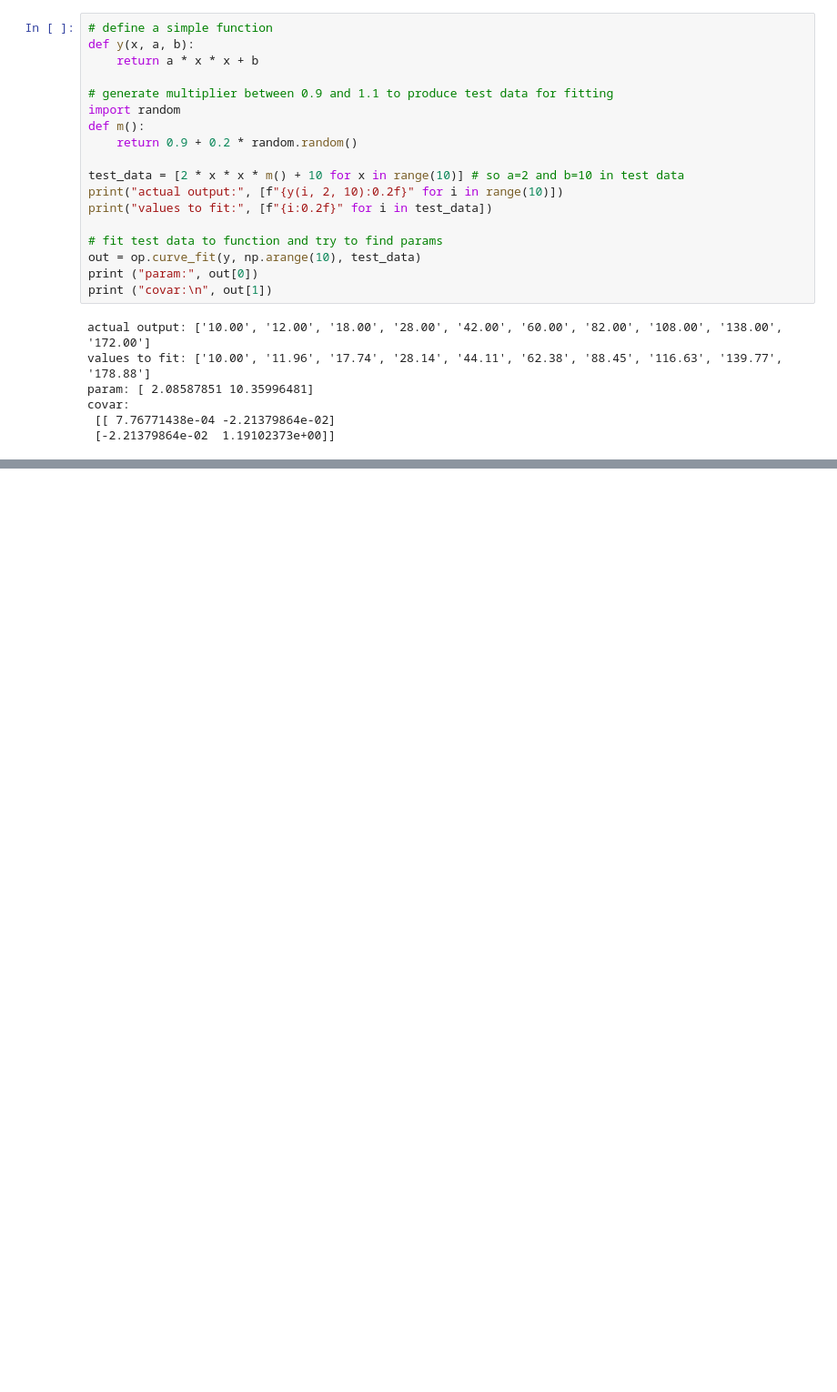
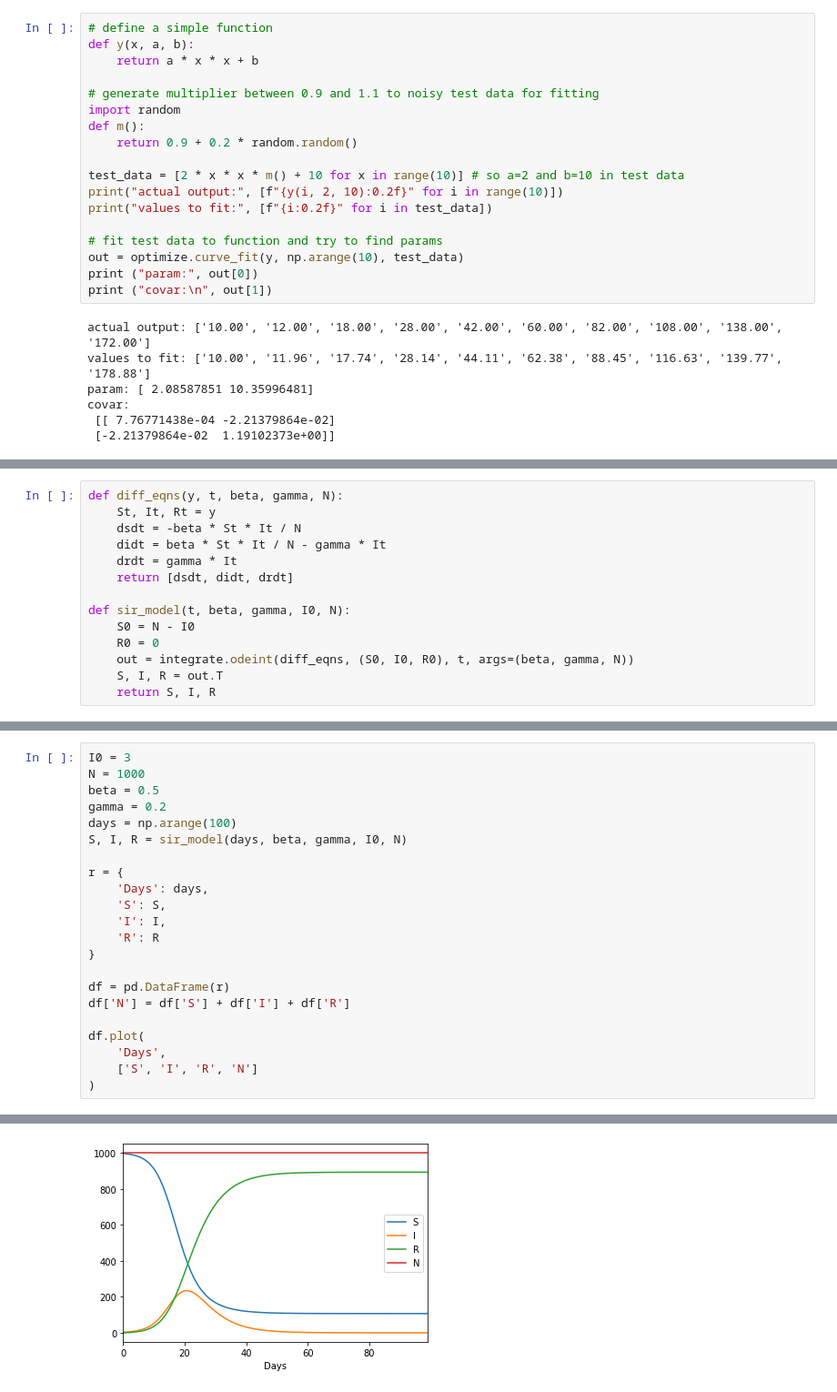
Before and after one commit to VICS-CORE/stats, a Jupyter notebook: 07_Learning_SEIR.ipynb, the cells around one changed output, grey strips where cells are left out. Shown at 91% size. Saved outputs shown, nothing was run; the diff lists cells and outputs as text; blank space fills up the shorter version.

```diff
--- a/07_Learning_SEIR.ipynb
+++ b/07_Learning_SEIR.ipynb
@@ -83,7 +96,7 @@ ax.tick_params(labeltop=False, labelright=True)
 def y(x, a, b):
     return a * x * x + b
 
-# generate multiplier between 0.9 and 1.1 to produce test data for fitting
+# generate multiplier between 0.9 and 1.1 to noisy test data for fitting
 import random
 def m():
     return 0.9 + 0.2 * random.random()
@@ -93,7 +106,7 @@ print("actual output:", [f"{y(i, 2, 10):0.2f}" for i in range(10)])
 print("values to fit:", [f"{i:0.2f}" for i in test_data])
 
 # fit test data to function and try to find params
-out = op.curve_fit(y, np.arange(10), test_data)
+out = optimize.curve_fit(y, np.arange(10), test_data)
 print ("param:", out[0])
 print ("covar:\n", out[1])
 # %% [output]
@@ -105,0 +121,14 @@ covar:
+# %%
+def diff_eqns(y, t, beta, gamma, N):
+    St, It, Rt = y
+    dsdt = -beta * St * It / N
+    didt = beta * St * It / N - gamma * It
+    drdt = gamma * It
+    return [dsdt, didt, drdt]
+
+def sir_model(t, beta, gamma, I0, N):
+    S0 = N - I0
+    R0 = 0
+    out = integrate.odeint(diff_eqns, (S0, I0, R0), t, args=(beta, gamma, N))
+    S, I, R = out.T
+    return S, I, R
@@ -105,0 +137,23 @@ covar:
+# %%
+I0 = 3
+N = 1000
+beta = 0.5
+gamma = 0.2
+days = np.arange(100)
+S, I, R = sir_model(days, beta, gamma, I0, N)
+
+r = {
+    'Days': days,
+    'S': S,
+    'I': I,
+    'R': R
+}
+
+df = pd.DataFrame(r)
+df['N'] = df['S'] + df['I'] + df['R']
+
+df.plot(
+    'Days',
+    ['S', 'I', 'R', 'N']
+)
+# %% [output]
@@ -105,0 +161 @@ covar:
+[figure, added]
```
Also changed, not shown: parts of 17 cells of this notebook.
